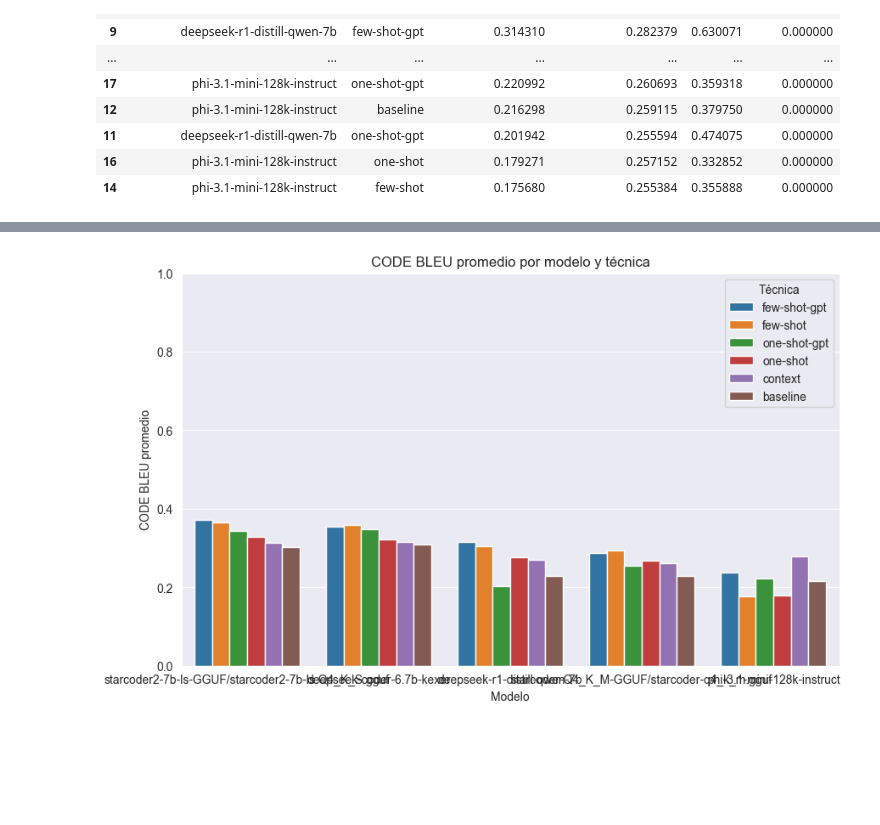
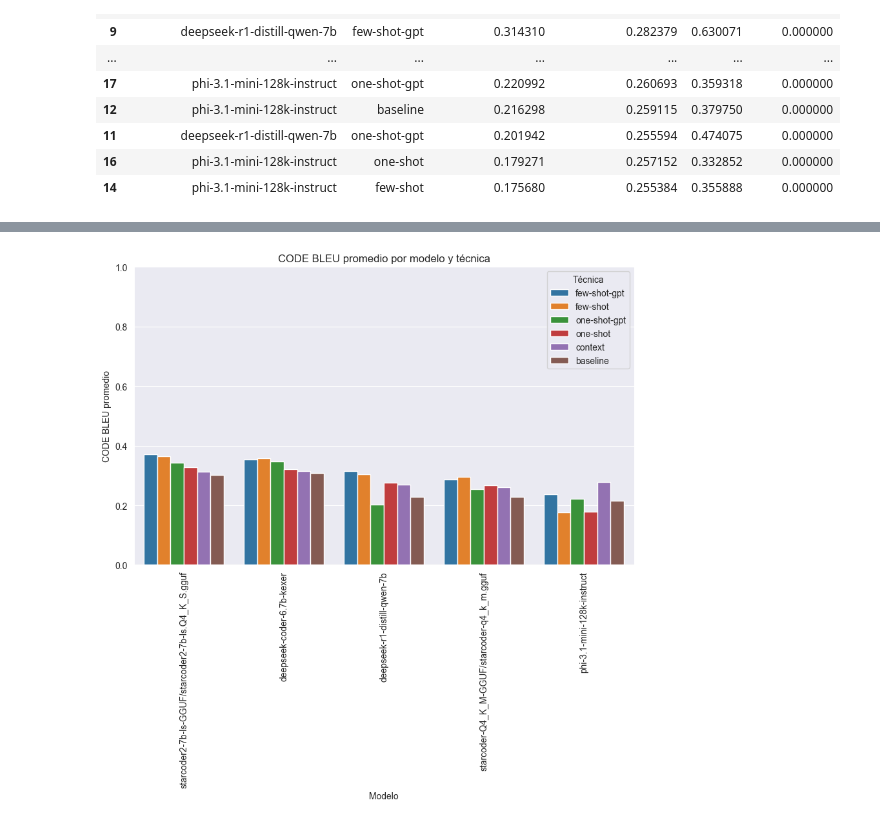
Before and after one commit to NicLarUniversidad/Tesis, a Jupyter notebook: results/notebook.ipynb, the cells around one changed output, grey strips where cells are left out. Cells and saved outputs as stored; diff of their text form; code cells hidden in the pictures; blank space fills up the shorter version.

```diff
--- a/results/notebook.ipynb
+++ b/results/notebook.ipynb
@@ -91,19 +93,20 @@ plt.show()
 # %%
 plt.figure(figsize=(10, 6))
 sns.barplot(
     data=tabla_resultados,
     x="model_id",
     y=f"CODE_BLEU_mean",
     hue="technique"  # <- cambiamos aquí
 )
 plt.title(f"CODE BLEU promedio por modelo y técnica")
 plt.ylabel(f"CODE BLEU promedio")
 plt.xlabel("Modelo")
 plt.legend(title="Técnica")
 plt.ylim(0, 1)
+plt.xticks(rotation=90)
 plt.show()
 # %% [output]
-[figure, old version]
+[figure, new version]
 # %%
 plt.figure(figsize=(10, 6))
 sns.barplot(
```
Also changed, not shown: parts of 3 cells of this notebook.
